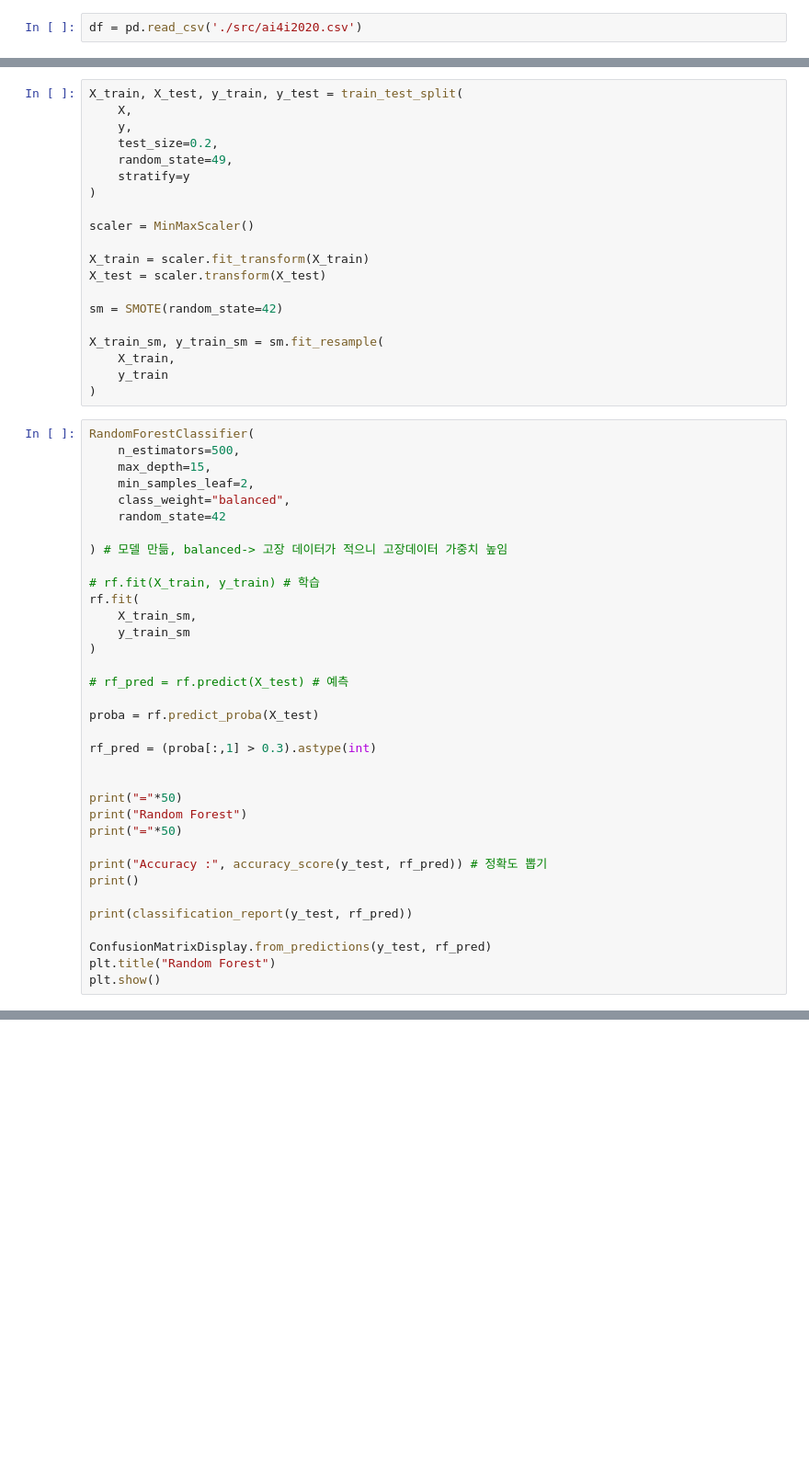
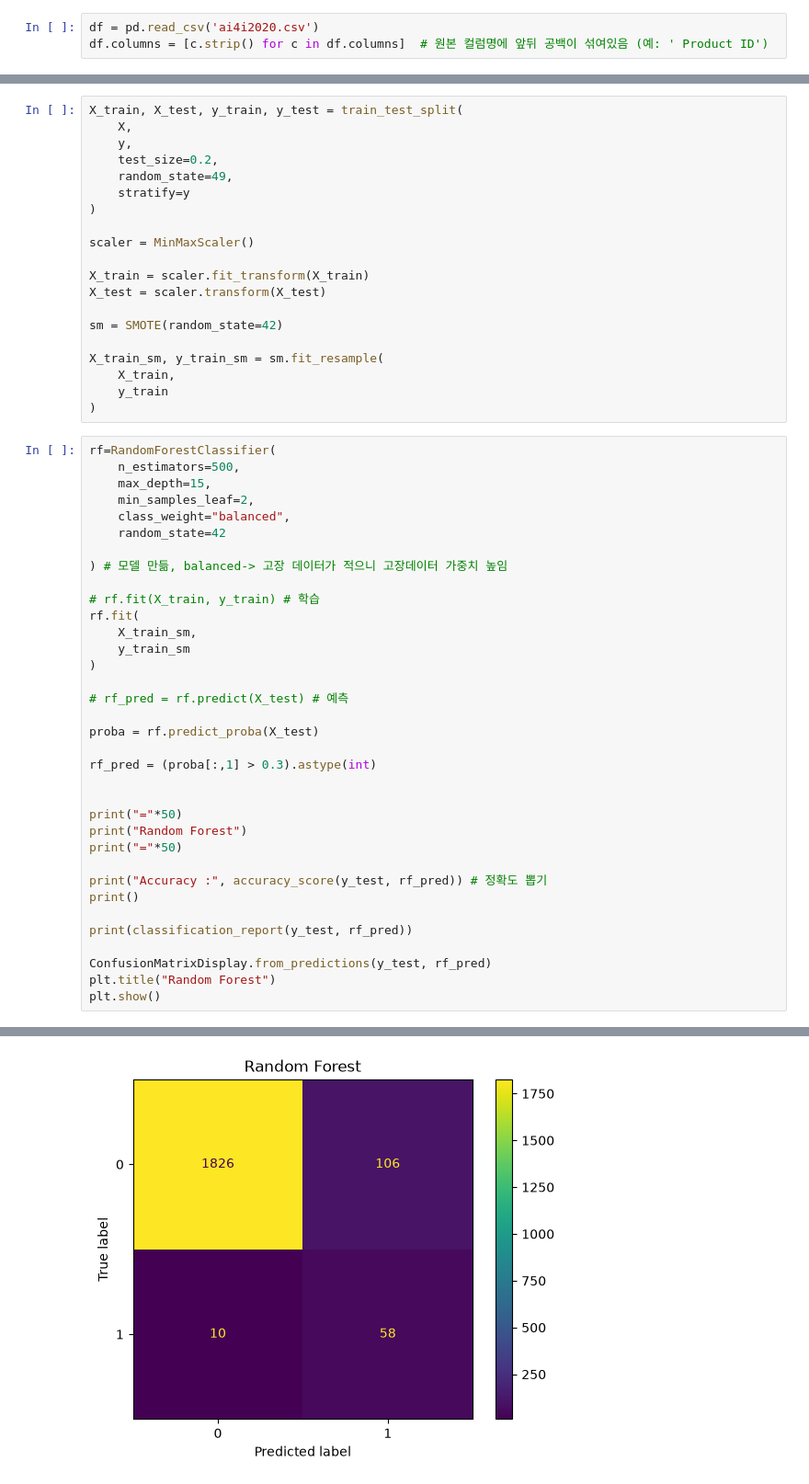
Before and after one commit to hmy7788/python_data_analyze, a Jupyter notebook: src/model_1.ipynb, the cells around one changed output, grey strips where cells are left out. Shown at 92% size. Cells and saved outputs as stored; diff of their text form; blank space fills up the shorter version.

```diff
--- a/src/model_1.ipynb
+++ b/src/model_1.ipynb
@@ -17,4 +17,5 @@ from sklearn.ensemble import GradientBoostingClassifier
 import matplotlib.pyplot as plt
 from imblearn.over_sampling import SMOTE
 # %%
-df = pd.read_csv('./src/ai4i2020.csv')
+df = pd.read_csv('ai4i2020.csv')
+df.columns = [c.strip() for c in df.columns]  # 원본 컬럼명에 앞뒤 공백이 섞여있음 (예: ' Product ID')
@@ -59,7 +58,7 @@ X_train_sm, y_train_sm = sm.fit_resample(
     y_train
 )
 # %%
-RandomForestClassifier(
+rf=RandomForestClassifier(
     n_estimators=500,
     max_depth=15,
     min_samples_leaf=2,
@@ -93,3 +92,4 @@ print(classification_report(y_test, rf_pred))
 ConfusionMatrixDisplay.from_predictions(y_test, rf_pred)
 plt.title("Random Forest")
 plt.show()
+# %% [output]
@@ -96,3 +109,4 @@ plt.show()
+[figure, added]
 # %%
 from xgboost import XGBClassifier
 
```
Also changed, not shown: parts of 4 cells of this notebook, 3 other files.
